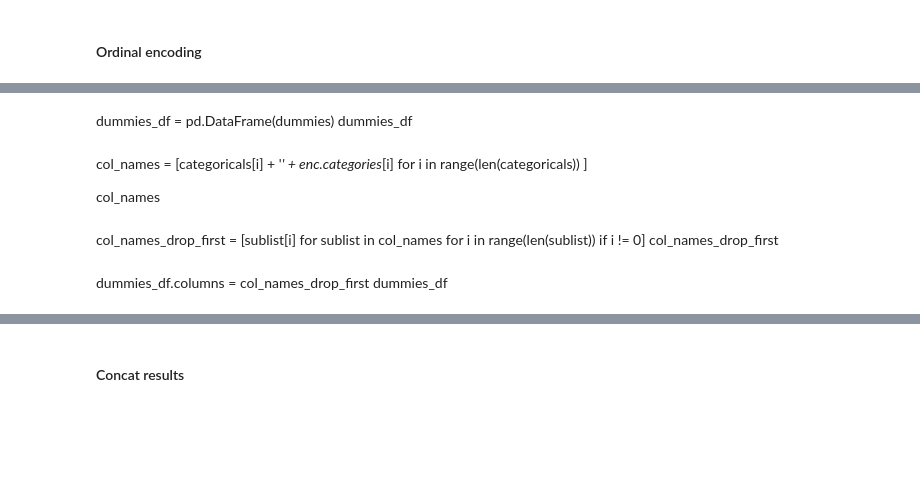
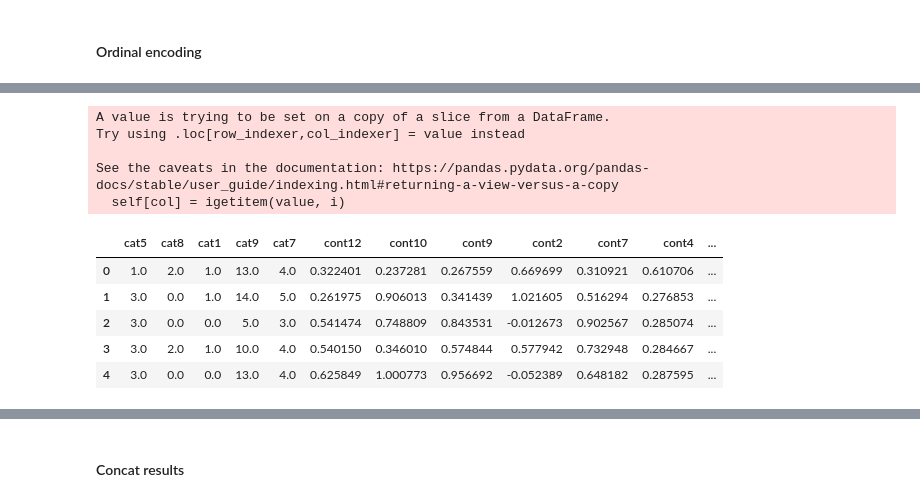
Before and after one commit to sjaureguimodo/kaggle-notebooks, a Jupyter notebook: house-pricing-competition.ipynb, the cells around one changed output, grey strips where cells are left out. Saved outputs shown, nothing was run; the diff lists cells and outputs as text; code cells hidden in the pictures; blank space fills up the shorter version.

```diff
--- a/house-pricing-competition.ipynb
+++ b/house-pricing-competition.ipynb
@@ -463,13 +468,0 @@ dummies.shape
-# %% [markdown]
-dummies_df = pd.DataFrame(dummies)
-dummies_df
-# %% [markdown]
-col_names = [categoricals[i] + '_' + enc.categories_[i] for i in range(len(categoricals)) ]
-
-col_names
-# %% [markdown]
-col_names_drop_first = [sublist[i] for sublist in col_names for i in range(len(sublist)) if i != 0]
-col_names_drop_first
-# %% [markdown]
-dummies_df.columns = col_names_drop_first
-dummies_df
@@ -476 +471,21 @@ dummies_df
+# %%
+# ordinal-encode categorical columns
+ordinal_encoder = OrdinalEncoder()
+df_prep[cat_features] = ordinal_encoder.fit_transform(df_prep[cat_features])
+#X_test[OE_features] = ordinal_encoder.transform(X_test[OE_features])
+
+# Preview the ordinal-encoded features
+df_prep.head()
+# %% [output]
+A value is trying to be set on a copy of a slice from a DataFrame.
+Try using .loc[row_indexer,col_indexer] = value instead
+
+See the caveats in the documentation: https://pandas.pydata.org/pandas-docs/stable/user_guide/indexing.html#returning-a-view-versus-a-copy
+  self[col] = igetitem(value, i)
+|  | cat5 | cat8 | cat1 | cat9 | cat7 | cont12 | cont10 | cont9 | cont2 | cont7 | cont4 | ... |
+| 0 | 1.0 | 2.0 | 1.0 | 13.0 | 4.0 | 0.322401 | 0.237281 | 0.267559 | 0.669699 | 0.310921 | 0.610706 | ... |
+| 1 | 3.0 | 0.0 | 1.0 | 14.0 | 5.0 | 0.261975 | 0.906013 | 0.341439 | 1.021605 | 0.516294 | 0.276853 | ... |
+| 2 | 3.0 | 0.0 | 0.0 | 5.0 | 3.0 | 0.541474 | 0.748809 | 0.843531 | -0.012673 | 0.902567 | 0.285074 | ... |
+| 3 | 3.0 | 2.0 | 1.0 | 10.0 | 4.0 | 0.540150 | 0.346010 | 0.574844 | 0.577942 | 0.732948 | 0.284667 | ... |
+| 4 | 3.0 | 0.0 | 0.0 | 13.0 | 4.0 | 0.625849 | 1.000773 | 0.956692 | -0.052389 | 0.648182 | 0.287595 | ... |
 # %% [markdown]
```
Also changed, not shown: parts of 40 cells of this notebook.
